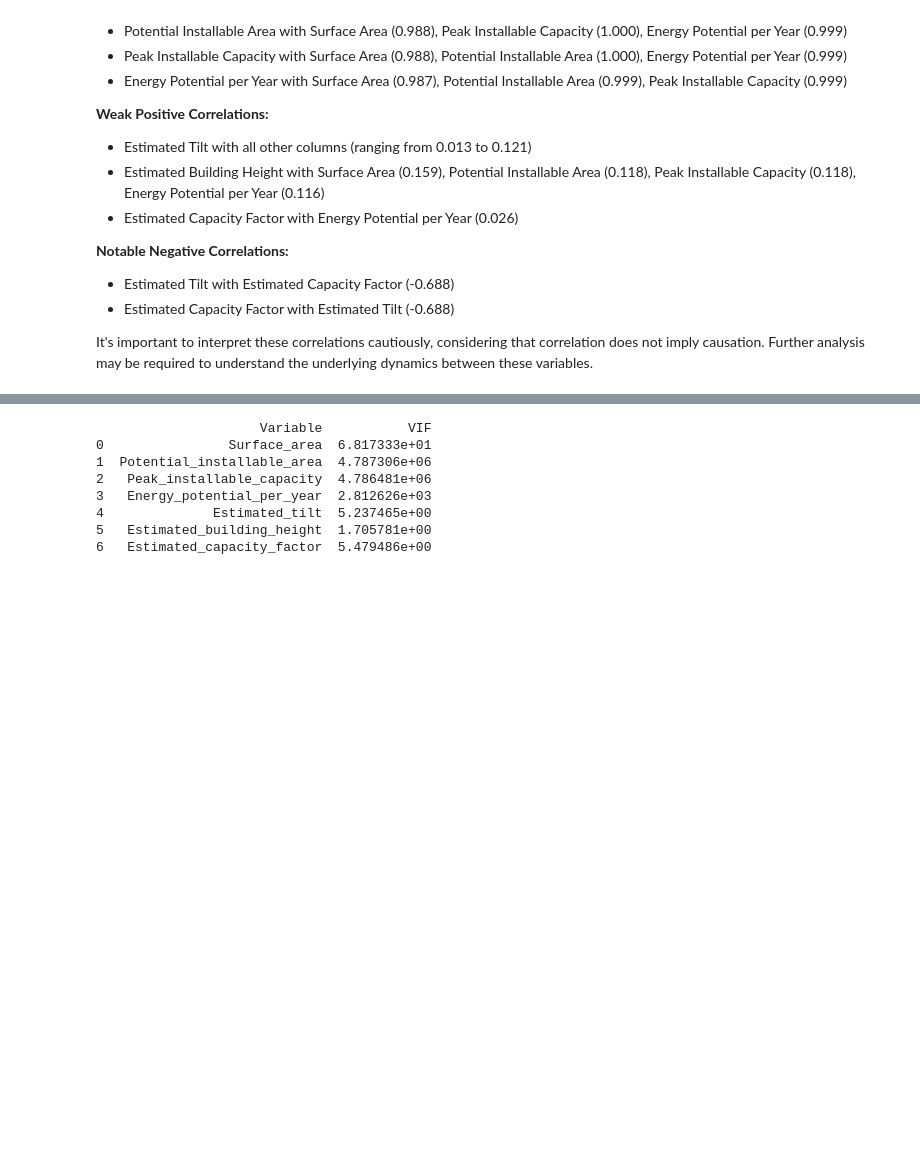
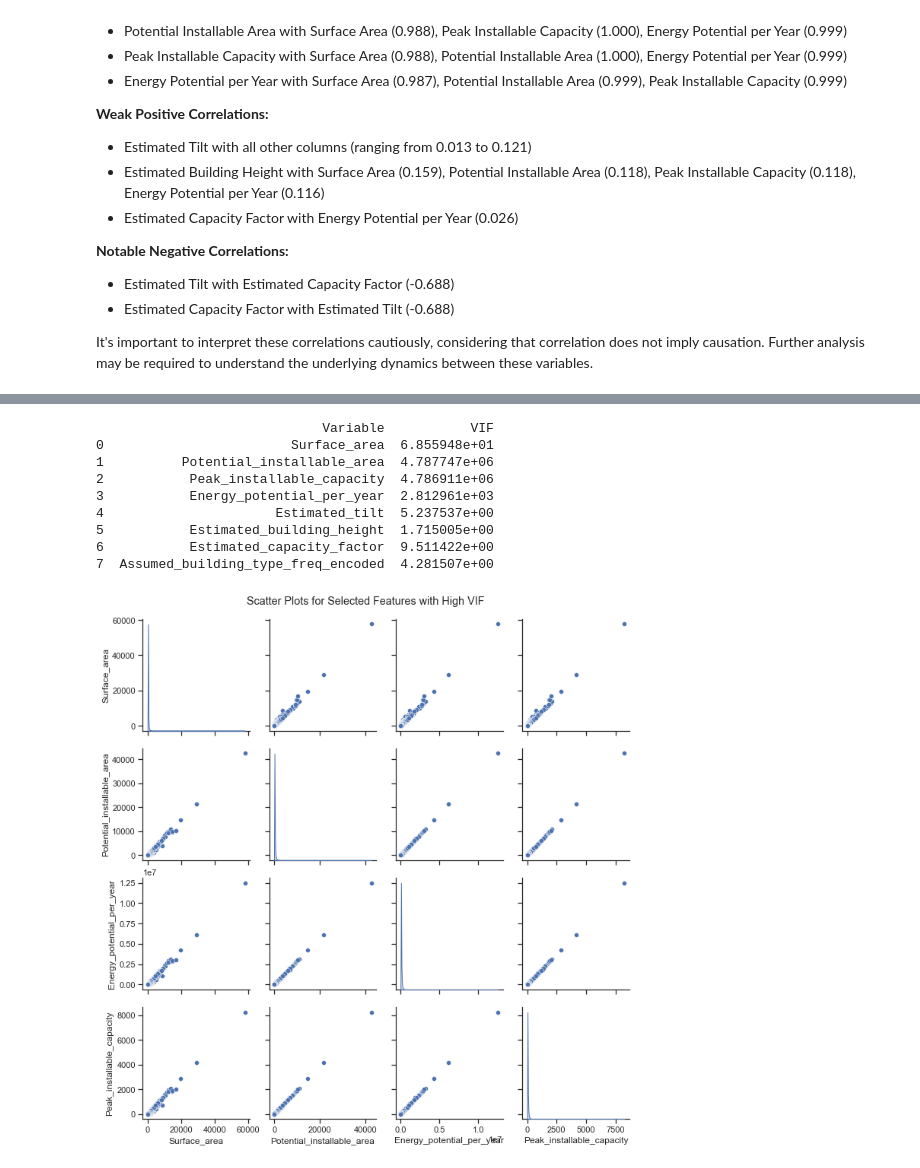
Before and after one commit to samcurryokee/Solar-Panel-Optimization-in-Nairobi, a Jupyter notebook: esther.ipynb, the cells around one changed output, grey strips where cells are left out. Saved outputs shown, nothing was run; the diff lists cells and outputs as text; code cells hidden in the pictures; blank space fills up the shorter version.

```diff
--- a/esther.ipynb
+++ b/esther.ipynb
@@ -478,14 +506,27 @@ def calculate_vif(data_frame):
 
 
 # Assuming 'numeric_columns' is your DataFrame with numeric predictors
-vif_result = calculate_vif(numeric_columns)
+vif_result = calculate_vif(df)
 print(vif_result)
 # %% [output]
-                     Variable           VIF
-0                Surface_area  6.817333e+01
-1  Potential_installable_area  4.787306e+06
-2   Peak_installable_capacity  4.786481e+06
-3   Energy_potential_per_year  2.812626e+03
-4              Estimated_tilt  5.237465e+00
-5   Estimated_building_height  1.705781e+00
-6   Estimated_capacity_factor  5.479486e+00
+                             Variable           VIF
+0                        Surface_area  6.855948e+01
+1          Potential_installable_area  4.787747e+06
+2           Peak_installable_capacity  4.786911e+06
+3           Energy_potential_per_year  2.812961e+03
+4                      Estimated_tilt  5.237537e+00
+5           Estimated_building_height  1.715005e+00
+6           Estimated_capacity_factor  9.511422e+00
+7  Assumed_building_type_freq_encoded  4.281507e+00
+# %%
+# Select a subset of features for scatter plots
+scatter_features = df[[
+    'Surface_area', 'Potential_installable_area', 'Energy_potential_per_year',"Peak_installable_capacity"]]
+
+# Create scatter plots
+sns.set(style="ticks")
+sns.pairplot(scatter_features, kind="scatter", diag_kind="kde")
+plt.suptitle('Scatter Plots for Selected Features with High VIF', y=1.02)
+plt.show()
+# %% [output]
+[figure, added]
```
Also changed, not shown: parts of 23 cells of this notebook.
